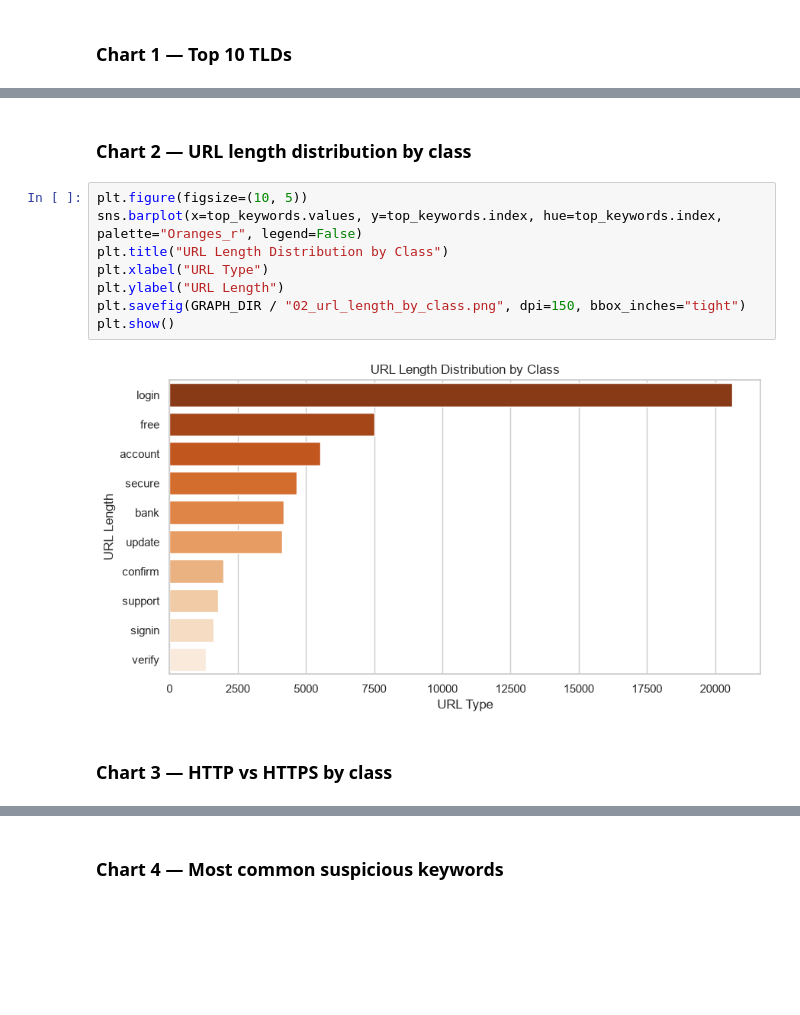
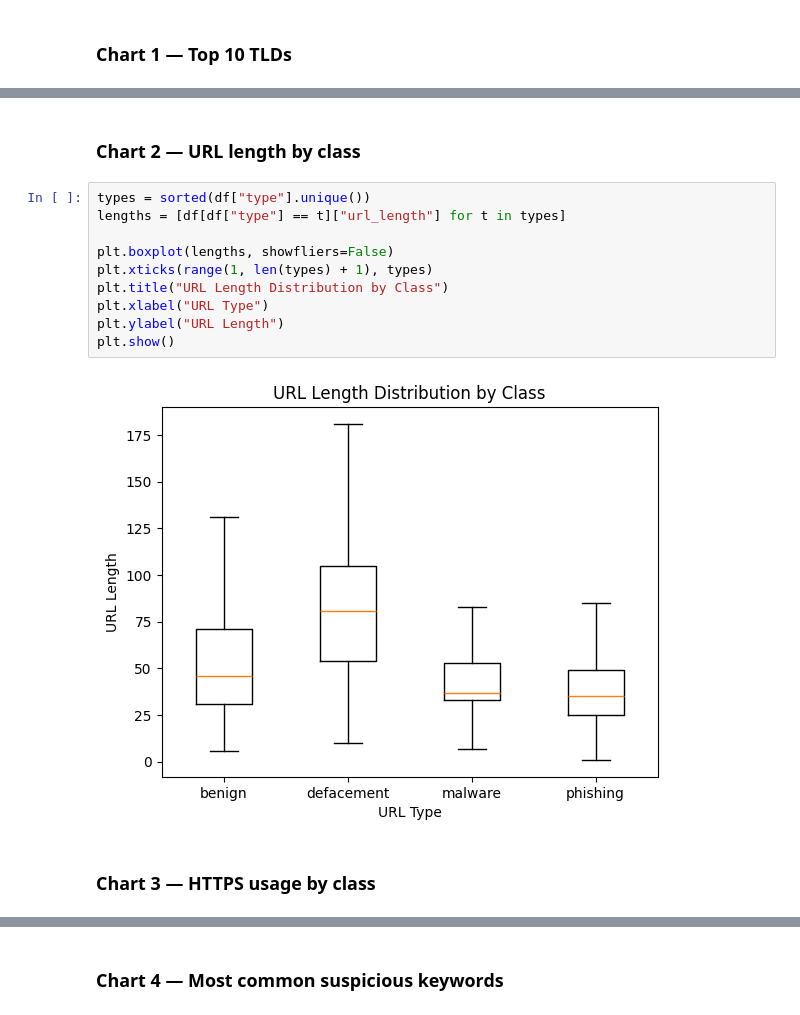
Before and after one commit to karthikchelluri2007/spam-message-analysis-malicious-urls, a Jupyter notebook: 07_Data_Visualization/07_data_visualization.ipynb, the cells around one changed output, grey strips where cells are left out. Drawn from its saved outputs; the diff is of its cells as text; blank space fills up the shorter version.

```diff
--- a/07_Data_Visualization/07_data_visualization.ipynb
+++ b/07_Data_Visualization/07_data_visualization.ipynb
@@ -52,15 +40,17 @@ plt.show()
 # %% [markdown]
-### Chart 2 — URL length distribution by class
+### Chart 2 — URL length by class
-# %%
-plt.figure(figsize=(10, 5))
-sns.barplot(x=top_keywords.values, y=top_keywords.index, hue=top_keywords.index, palette="Oranges_r", legend=False)
-plt.title("URL Length Distribution by Class")
-plt.xlabel("URL Type")
-plt.ylabel("URL Length")
-plt.savefig(GRAPH_DIR / "02_url_length_by_class.png", dpi=150, bbox_inches="tight")
-plt.show()
-# %% [output]
-[figure, removed]
+# %%
+types = sorted(df["type"].unique())
+lengths = [df[df["type"] == t]["url_length"] for t in types]
+
+plt.boxplot(lengths, showfliers=False)
+plt.xticks(range(1, len(types) + 1), types)
+plt.title("URL Length Distribution by Class")
+plt.xlabel("URL Type")
+plt.ylabel("URL Length")
+plt.show()
+# %% [output]
+[figure, added]
 # %% [markdown]
-### Chart 3 — HTTP vs HTTPS by class
+### Chart 3 — HTTPS usage by class
 # %%
```
Also changed, not shown: parts of 16 cells of this notebook, 8 other files.
